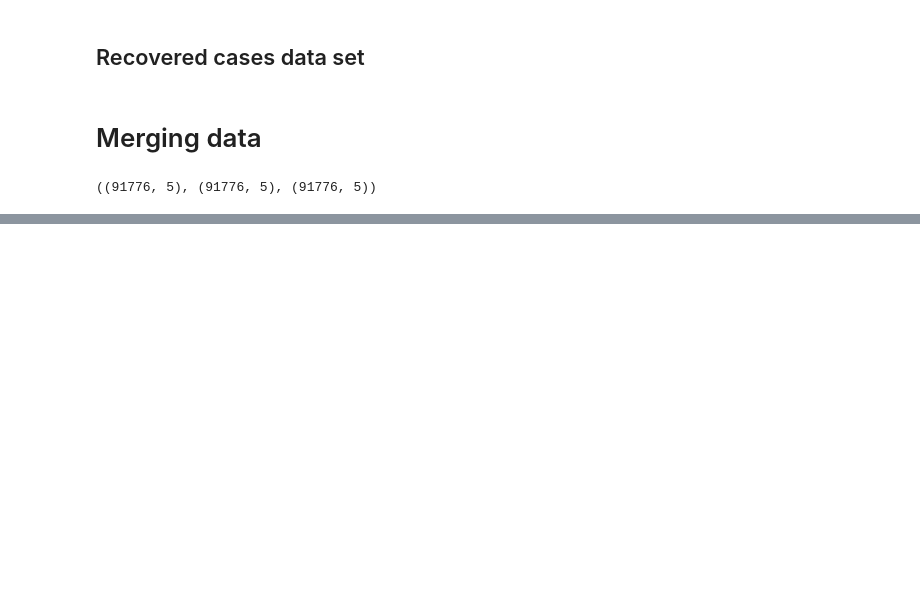
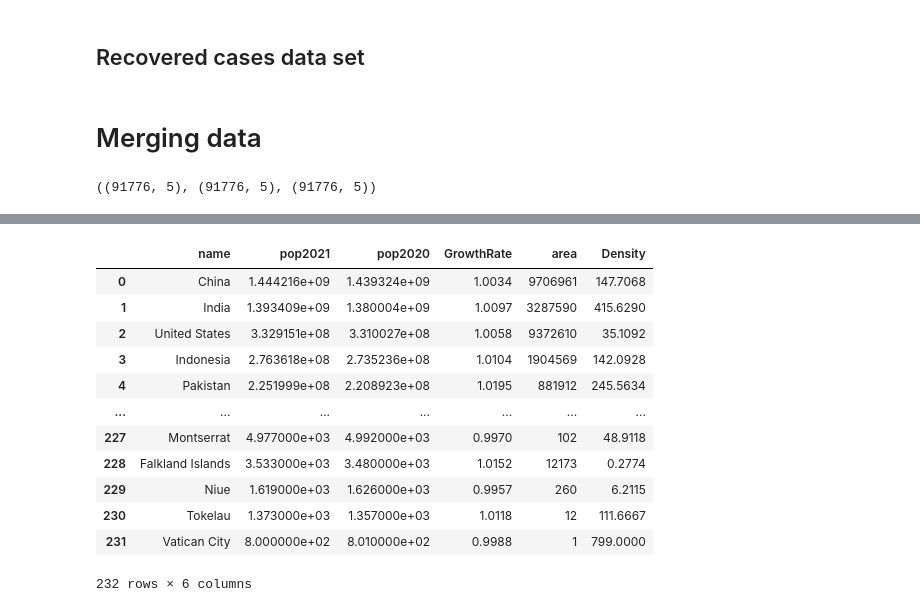
Before and after one commit to tomasaltilio/covid19_dashboard, a Jupyter notebook: Preprocessing Notebook.ipynb, the cells around one changed output, grey strips where cells are left out. Drawn from its saved outputs; the diff is of its cells as text; code cells hidden in the pictures; blank space fills up the shorter version.

```diff
--- a/Preprocessing Notebook.ipynb
+++ b/Preprocessing Notebook.ipynb
@@ -115,0 +139,16 @@ HTTPError: HTTP Error 403: Forbidden
+# %%
+population
+# %% [output]
+|  | name | pop2021 | pop2020 | GrowthRate | area | Density |
+| 0 | China | 1.444216e+09 | 1.439324e+09 | 1.0034 | 9706961 | 147.7068 |
+| 1 | India | 1.393409e+09 | 1.380004e+09 | 1.0097 | 3287590 | 415.6290 |
+| 2 | United States | 3.329151e+08 | 3.310027e+08 | 1.0058 | 9372610 | 35.1092 |
+| 3 | Indonesia | 2.763618e+08 | 2.735236e+08 | 1.0104 | 1904569 | 142.0928 |
+| 4 | Pakistan | 2.251999e+08 | 2.208923e+08 | 1.0195 | 881912 | 245.5634 |
+| ... | ... | ... | ... | ... | ... | ... |
+| 227 | Montserrat | 4.977000e+03 | 4.992000e+03 | 0.9970 | 102 | 48.9118 |
+| 228 | Falkland Islands | 3.533000e+03 | 3.480000e+03 | 1.0152 | 12173 | 0.2774 |
+| 229 | Niue | 1.619000e+03 | 1.626000e+03 | 0.9957 | 260 | 6.2115 |
+| 230 | Tokelau | 1.373000e+03 | 1.357000e+03 | 1.0118 | 12 | 111.6667 |
+| 231 | Vatican City | 8.000000e+02 | 8.010000e+02 | 0.9988 | 1 | 799.0000 |
+232 rows × 6 columns
```
Also changed, not shown: parts of 7 cells of this notebook.
